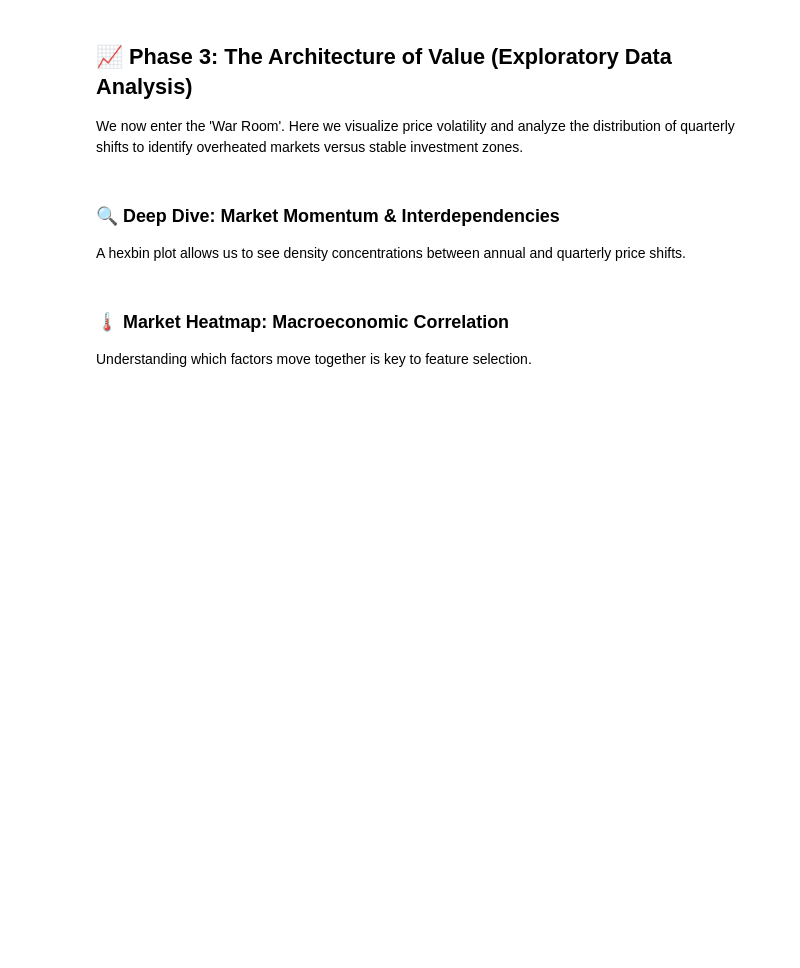
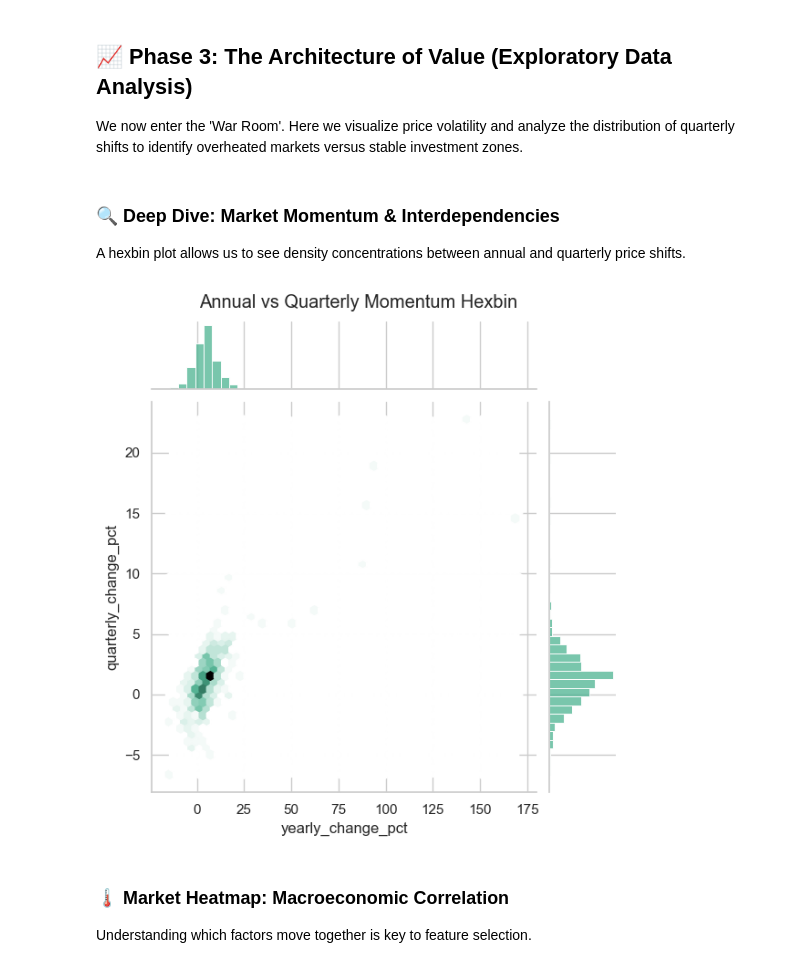
Before and after one commit to abbas829/Kaggle_work, a Jupyter notebook: housing_price/european_housing_price.ipynb, the cells around one changed output. Cells and saved outputs as stored; diff of their text form; code cells hidden in the pictures; blank space fills up the shorter version.

````diff
--- a/housing_price/european_housing_price.ipynb
+++ b/housing_price/european_housing_price.ipynb
@@ -61,8 +62,8 @@ B --> C{Structured DataFrame}
 C --> D[Strategic Analysis Portfolio]
 ```
 # %%
-# Load dataset
-df = pd.read_csv('/kaggle/input/european-housing-price-index-dataset/european_housing_prices_clean.csv')
+# load dataset
+df=pd.read_csv("european_housing_prices_clean.csv")
 # %% [markdown]
 ## 🧹 <a id='preprocessing'></a> Phase 2: Market Surveillance (Preprocessing)
 
@@ -88,9 +96,11 @@ We now enter the 'War Room'. Here we visualize price volatility and analyze the
 ### 🔍 Deep Dive: Market Momentum & Interdependencies
 A hexbin plot allows us to see density concentrations between annual and quarterly price shifts.
 # %%
-sns.jointplot(data=df, x='annual_change_pct', y='quarterly_change_pct', kind='hex', color='#4CB391')
+sns.jointplot(data=df, x='yearly_change_pct', y='quarterly_change_pct', kind='hex', color='#4CB391')
 plt.suptitle('Annual vs Quarterly Momentum Hexbin', y=1.02)
 plt.show()
+# %% [output]
+[figure, added]
 # %% [markdown]
 ### 🌡️ Market Heatmap: Macroeconomic Correlation
 Understanding which factors move together is key to feature selection.
````
Also changed, not shown: parts of 9 cells of this notebook, 1 other file.
